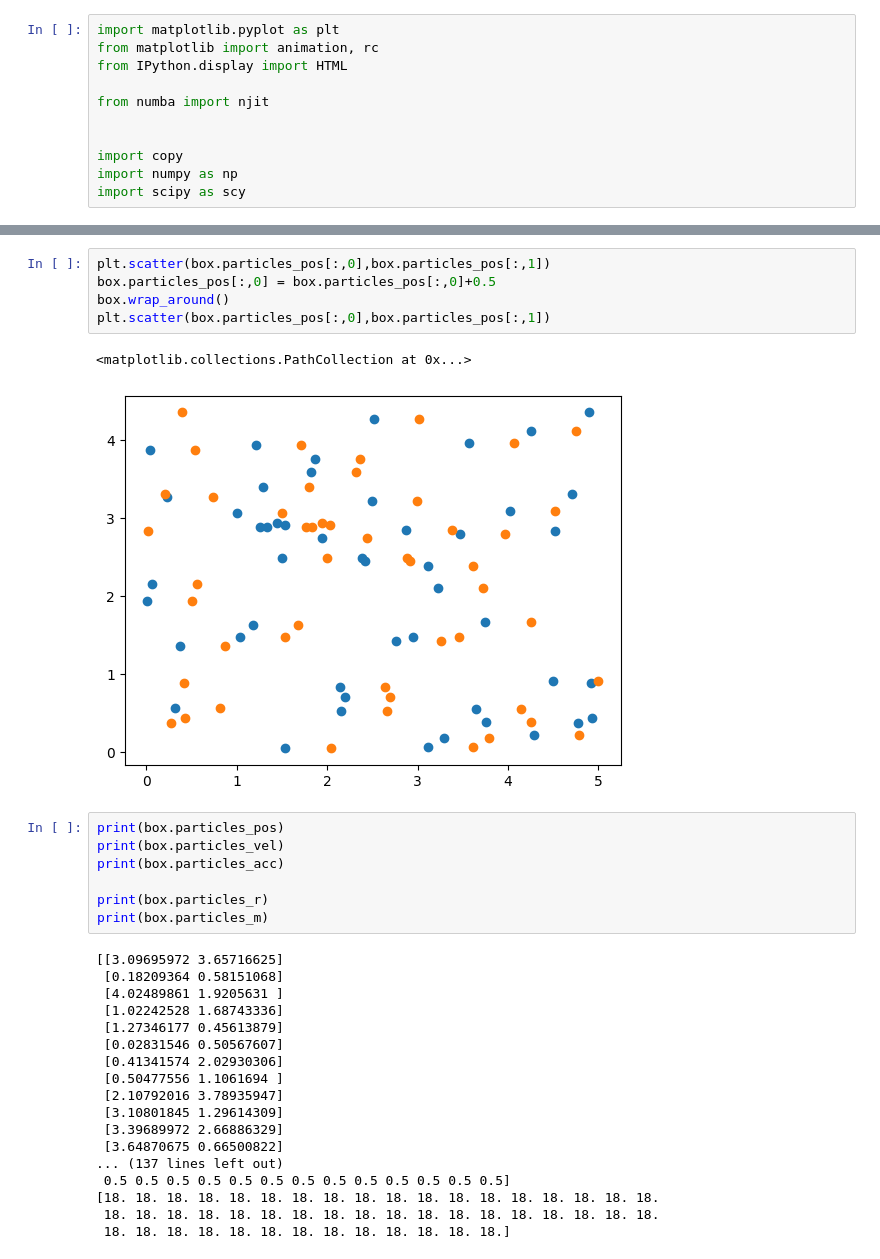
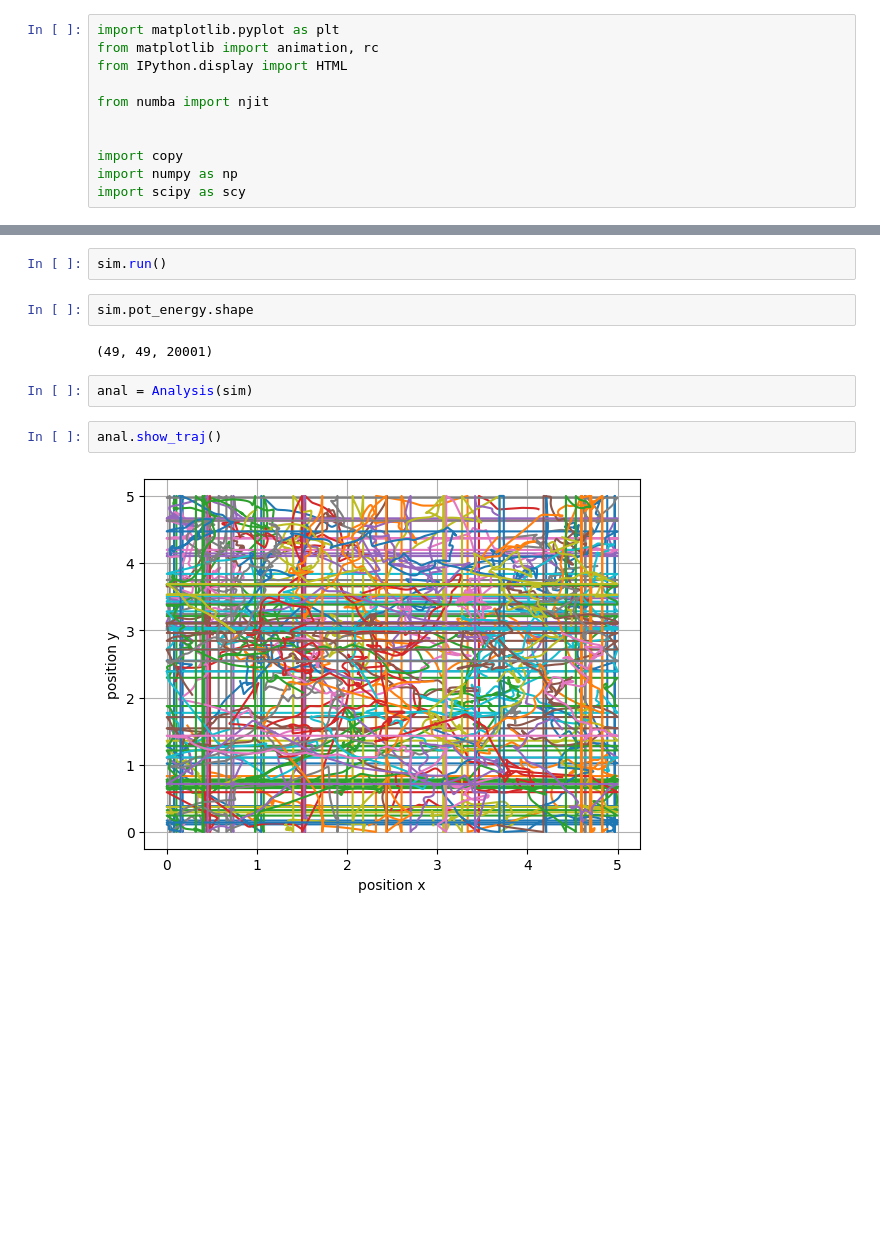
Before and after one commit to JONNeKK/ccs, a Jupyter notebook: week_3/aufraeumen_und_optimieren.ipynb, the cells around one changed output, grey strips where cells are left out. Saved outputs shown, nothing was run; the diff lists cells and outputs as text; blank space fills up the shorter version.

```diff
--- a/week_3/aufraeumen_und_optimieren.ipynb
+++ b/week_3/aufraeumen_und_optimieren.ipynb
@@ -215,33 +441,12 @@ plt.scatter(box.particles_pos[:,0],box.particles_pos[:,1])
-# %%
-plt.scatter(box.particles_pos[:,0],box.particles_pos[:,1])
-box.particles_pos[:,0] = box.particles_pos[:,0]+0.5
-box.wrap_around()
-plt.scatter(box.particles_pos[:,0],box.particles_pos[:,1])
-# %% [output]
-<matplotlib.collections.PathCollection at 0x...>
-[figure, removed]
-# %%
-print(box.particles_pos)
-print(box.particles_vel)
-print(box.particles_acc)
-
-print(box.particles_r)
-print(box.particles_m)
-# %% [output]
-[[3.09695972 3.65716625]
- [0.18209364 0.58151068]
- [4.02489861 1.9205631 ]
- [1.02242528 1.68743336]
- [1.27346177 0.45613879]
- [0.02831546 0.50567607]
- [0.41341574 2.02930306]
- [0.50477556 1.1061694 ]
- [2.10792016 3.78935947]
- [3.10801845 1.29614309]
- [3.39689972 2.66886329]
- [3.64870675 0.66500822]
-... (137 lines left out)
- 0.5 0.5 0.5 0.5 0.5 0.5 0.5 0.5 0.5 0.5 0.5 0.5 0.5]
-[18. 18. 18. 18. 18. 18. 18. 18. 18. 18. 18. 18. 18. 18. 18. 18. 18. 18.
- 18. 18. 18. 18. 18. 18. 18. 18. 18. 18. 18. 18. 18. 18. 18. 18. 18. 18.
- 18. 18. 18. 18. 18. 18. 18. 18. 18. 18. 18. 18. 18.]
+# %%
+sim.run()
+# %%
+sim.pot_energy.shape
+# %% [output]
+(49, 49, 20001)
+# %%
+anal = Analysis(sim)
+# %%
+anal.show_traj()
+# %% [output]
+[figure, added]
```
Also changed, not shown: parts of 18 cells of this notebook, 1 other file.
